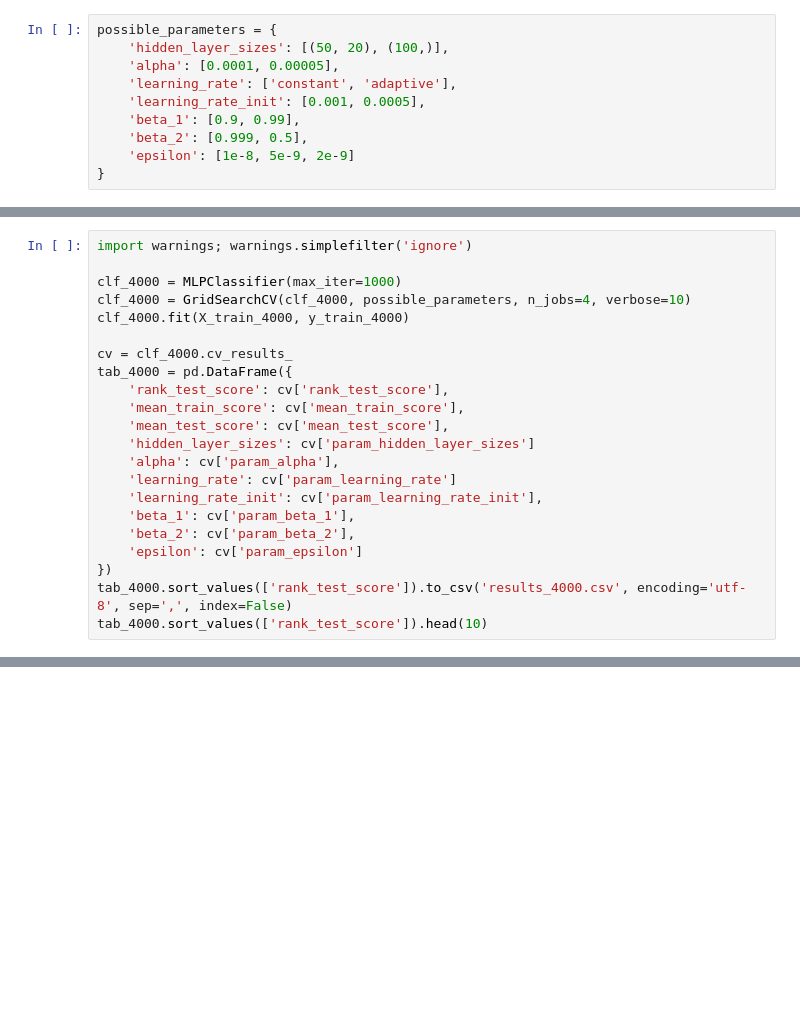
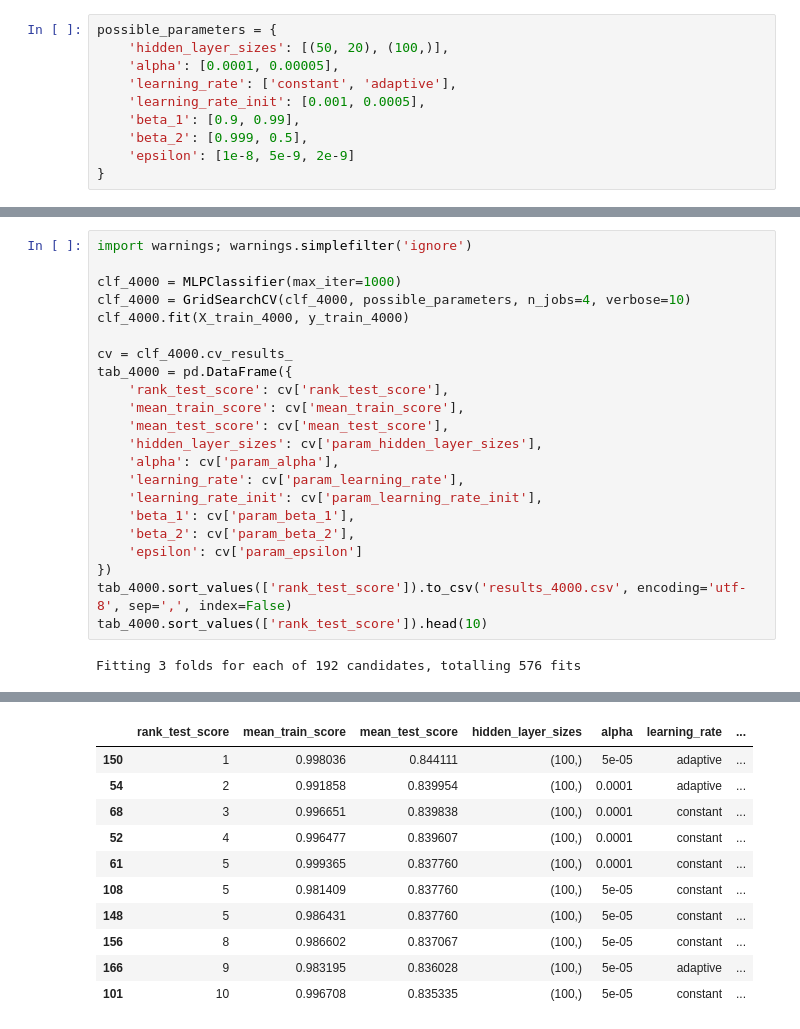
Before and after one commit to csar95/CW2_Trees_Regression_NNs, a Jupyter notebook: MultiLayerPerceptron.ipynb, the cells around one changed output, grey strips where cells are left out. Cells and saved outputs as stored; diff of their text form; blank space fills up the shorter version.

```diff
--- a/MultiLayerPerceptron.ipynb
+++ b/MultiLayerPerceptron.ipynb
@@ -259,9 +219,9 @@ tab_4000 = pd.DataFrame({
     'rank_test_score': cv['rank_test_score'],
     'mean_train_score': cv['mean_train_score'],
     'mean_test_score': cv['mean_test_score'],
-    'hidden_layer_sizes': cv['param_hidden_layer_sizes']
+    'hidden_layer_sizes': cv['param_hidden_layer_sizes'],
     'alpha': cv['param_alpha'],
-    'learning_rate': cv['param_learning_rate']
+    'learning_rate': cv['param_learning_rate'],
     'learning_rate_init': cv['param_learning_rate_init'],
     'beta_1': cv['param_beta_1'],
     'beta_2': cv['param_beta_2'],
@@ -269,3 +229,5 @@ tab_4000 = pd.DataFrame({
 })
 tab_4000.sort_values(['rank_test_score']).to_csv('results_4000.csv', encoding='utf-8', sep=',', index=False)
 tab_4000.sort_values(['rank_test_score']).head(10)
+# %% [output]
+Fitting 3 folds for each of 192 candidates, totalling 576 fits
@@ -272,3 +251,14 @@ tab_4000.sort_values(['rank_test_score']).head(10)
+|  | rank_test_score | mean_train_score | mean_test_score | hidden_layer_sizes | alpha | learning_rate | ... |
+| 150 | 1 | 0.998036 | 0.844111 | (100,) | 5e-05 | adaptive | ... |
+| 54 | 2 | 0.991858 | 0.839954 | (100,) | 0.0001 | adaptive | ... |
+| 68 | 3 | 0.996651 | 0.839838 | (100,) | 0.0001 | constant | ... |
+| 52 | 4 | 0.996477 | 0.839607 | (100,) | 0.0001 | constant | ... |
+| 61 | 5 | 0.999365 | 0.837760 | (100,) | 0.0001 | constant | ... |
+| 108 | 5 | 0.981409 | 0.837760 | (100,) | 5e-05 | constant | ... |
+| 148 | 5 | 0.986431 | 0.837760 | (100,) | 5e-05 | constant | ... |
+| 156 | 8 | 0.986602 | 0.837067 | (100,) | 5e-05 | constant | ... |
+| 166 | 9 | 0.983195 | 0.836028 | (100,) | 5e-05 | adaptive | ... |
+| 101 | 10 | 0.996708 | 0.835335 | (100,) | 5e-05 | constant | ... |
 # %%
 import warnings; warnings.simplefilter('ignore')
 
```
Also changed, not shown: parts of 8 cells of this notebook.
